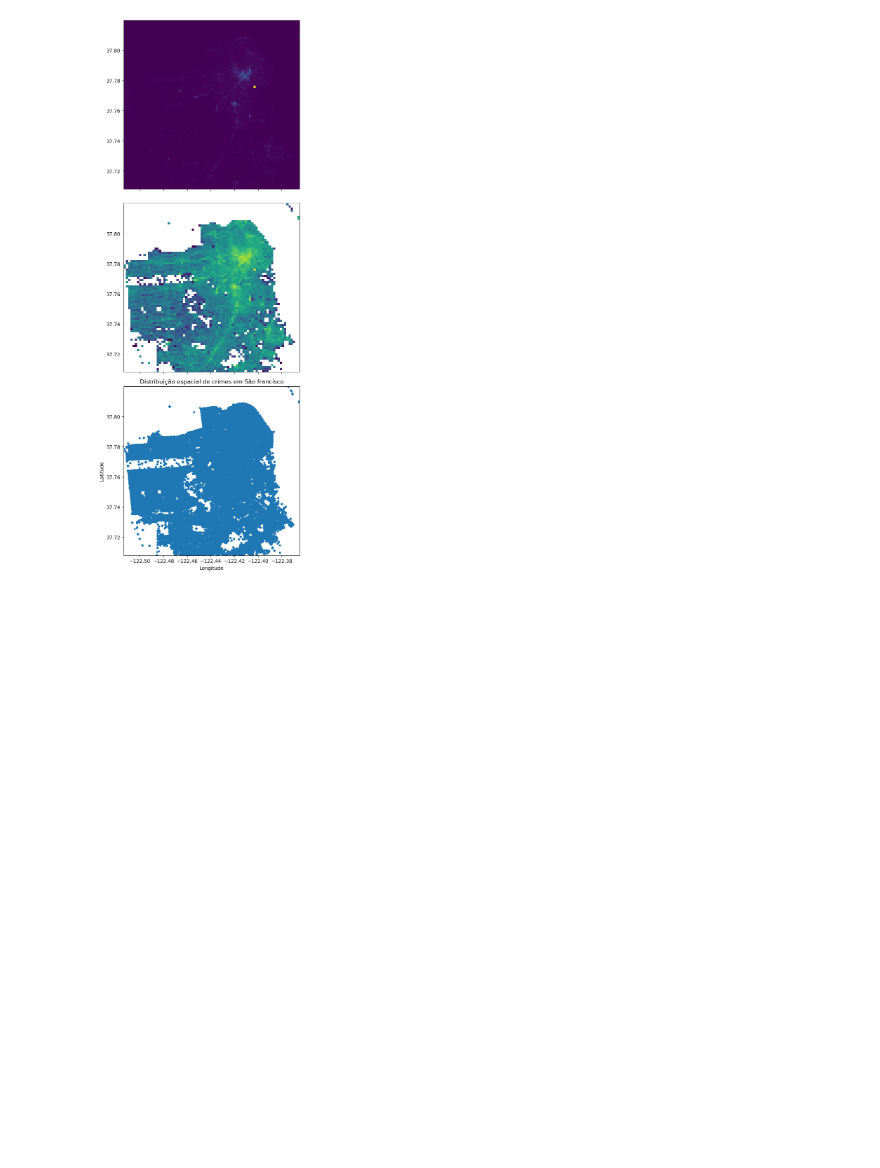
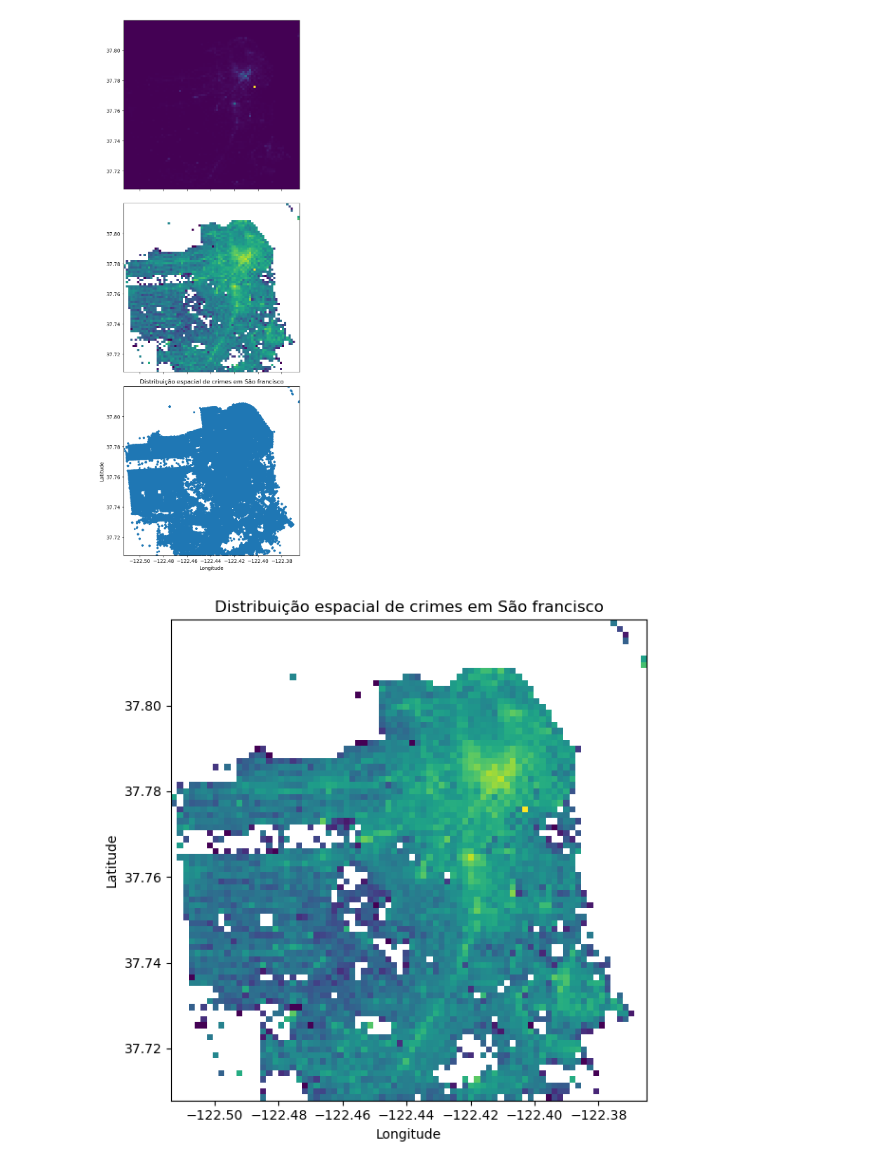
Before and after one commit to wendeljuliao/San-Francisco-Crime-Classification, a Jupyter notebook: DataAnalysis.ipynb, the cells around one changed output. Cells and saved outputs as stored; diff of their text form; code cells hidden in the pictures; blank space fills up the shorter version.

```diff
--- a/DataAnalysis.ipynb
+++ b/DataAnalysis.ipynb
@@ -81,3 +81,14 @@ plt.ylabel('Latitude')
 plt.show()
 # %% [output]
 [figure]
+# %%
+fig, axs = plt.subplots(1, 1, figsize=(6, 6), sharex=True, sharey=True,
+                        tight_layout=True)
+axs.hist2d(dadosLimpos['X'], dadosLimpos['Y'], bins = 80, norm=colors.LogNorm())
+
+plt.title('Distribuição espacial de crimes em São francisco')
+plt.xlabel('Longitude')
+plt.ylabel('Latitude')
+plt.show()
+# %% [output]
+[figure, added]
```
Also changed, not shown: parts of 2 cells of this notebook.
